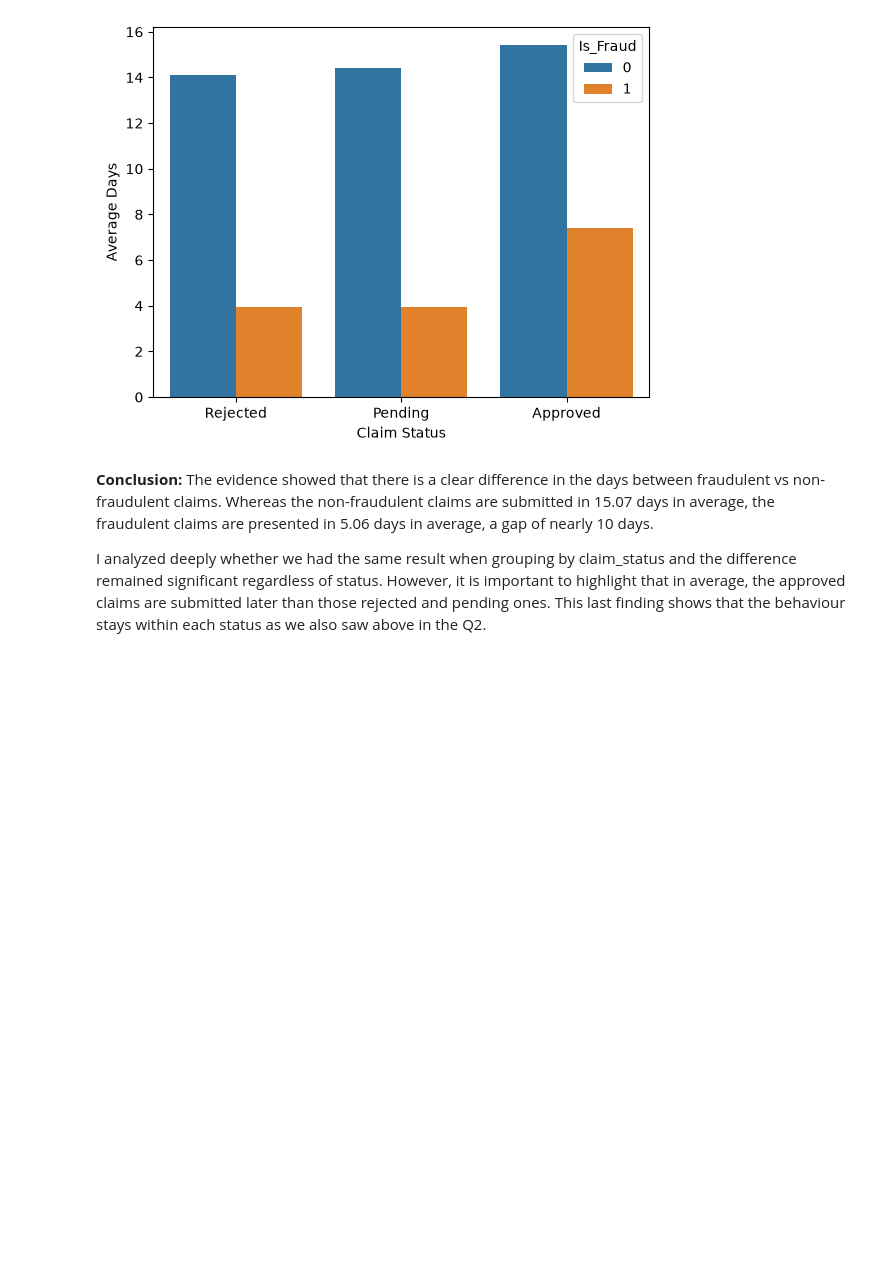
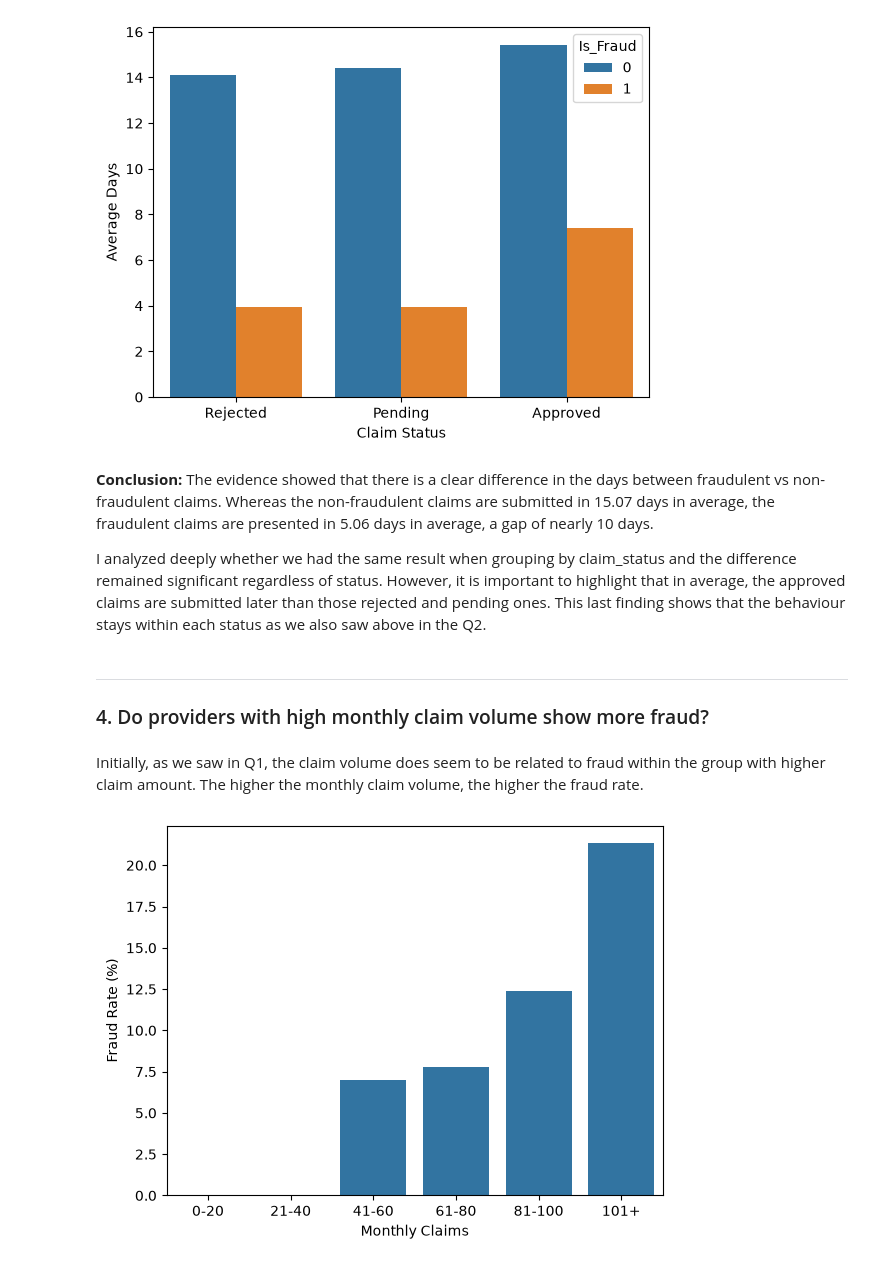
Before and after one commit to jscode-1302/claims_analysis, a Jupyter notebook: notebooks/analysis.ipynb, the cells around one changed output. Drawn from its saved outputs; the diff is of its cells as text; code cells hidden in the pictures; blank space fills up the shorter version.

```diff
--- a/notebooks/analysis.ipynb
+++ b/notebooks/analysis.ipynb
@@ -684,3 +643,49 @@ plt.show()
 **Conclusion:** The evidence showed that there is a clear difference in the days between fraudulent vs non-fraudulent claims. Whereas the non-fraudulent claims are submitted in 15.07 days in average, the fraudulent claims are presented in 5.06 days in average, a gap of nearly 10 days.
 
 I analyzed deeply whether we had the same result when grouping by claim_status and the difference remained significant regardless of status. However, it is important to highlight that in average, the approved claims are submitted later than those rejected and pending ones. This last finding shows that the behaviour stays within each status as we also saw above in the Q2.
+# %% [markdown]
+---
+### 4. Do providers with high monthly claim volume show more fraud?
+# %% [markdown]
+Initially, as we saw in Q1, the claim volume does seem to be related to fraud within the group with higher claim amount. The higher the monthly claim volume, the higher the fraud rate.
+# %%
+df_fraud_claim_volume = con.execute("""
+    WITH quantil_by_claim AS (
+        SELECT
+            Is_Fraud,
+            Claim_Id,
+            Number_of_Claims_Per_Provider_Monthly,
+            CASE
+                WHEN Number_of_Claims_Per_Provider_Monthly <= 20 THEN '0-20'
+                WHEN Number_of_Claims_Per_Provider_Monthly <= 40 THEN '21-40'
+                WHEN Number_of_Claims_Per_Provider_Monthly <= 60 THEN '41-60'
+                WHEN Number_of_Claims_Per_Provider_Monthly <= 80 THEN '61-80'
+                WHEN Number_of_Claims_Per_Provider_Monthly <= 100 THEN '81-100'
+                ELSE '101+'
+            END AS Claims_Monthly_Bin,
+        FROM claims
+    )
+    SELECT
+        Claims_Monthly_Bin,
+        SUM(Is_Fraud) as Total_Frauds,
+        ROUND(
+            SUM(Is_Fraud)
+            / COUNT(Claim_Id) * 100.0,
+            2
+        ) as Fraud_Rate
+    FROM quantil_by_claim
+    GROUP BY Claims_Monthly_Bin
+    ORDER BY Fraud_Rate DESC
+""").df()
+
+bin_order = ['0-20', '21-40', '41-60', '61-80', '81-100', '101+']
+df_fraud_claim_volume['Claims_Monthly_Bin'] = pd.Categorical(
+    df_fraud_claim_volume['Claims_Monthly_Bin'], categories=bin_order, ordered=True
+)
+df_fraud_claim_volume = df_fraud_claim_volume.sort_values('Claims_Monthly_Bin')
+
+ax = sns.barplot(data=df_fraud_claim_volume, x='Claims_Monthly_Bin', y='Fraud_Rate')
+ax.set(xlabel='Monthly Claims', ylabel='Fraud Rate (%)')
+plt.show()
+# %% [output]
+[figure, added]
```
Also changed, not shown: parts of 7 cells of this notebook.
